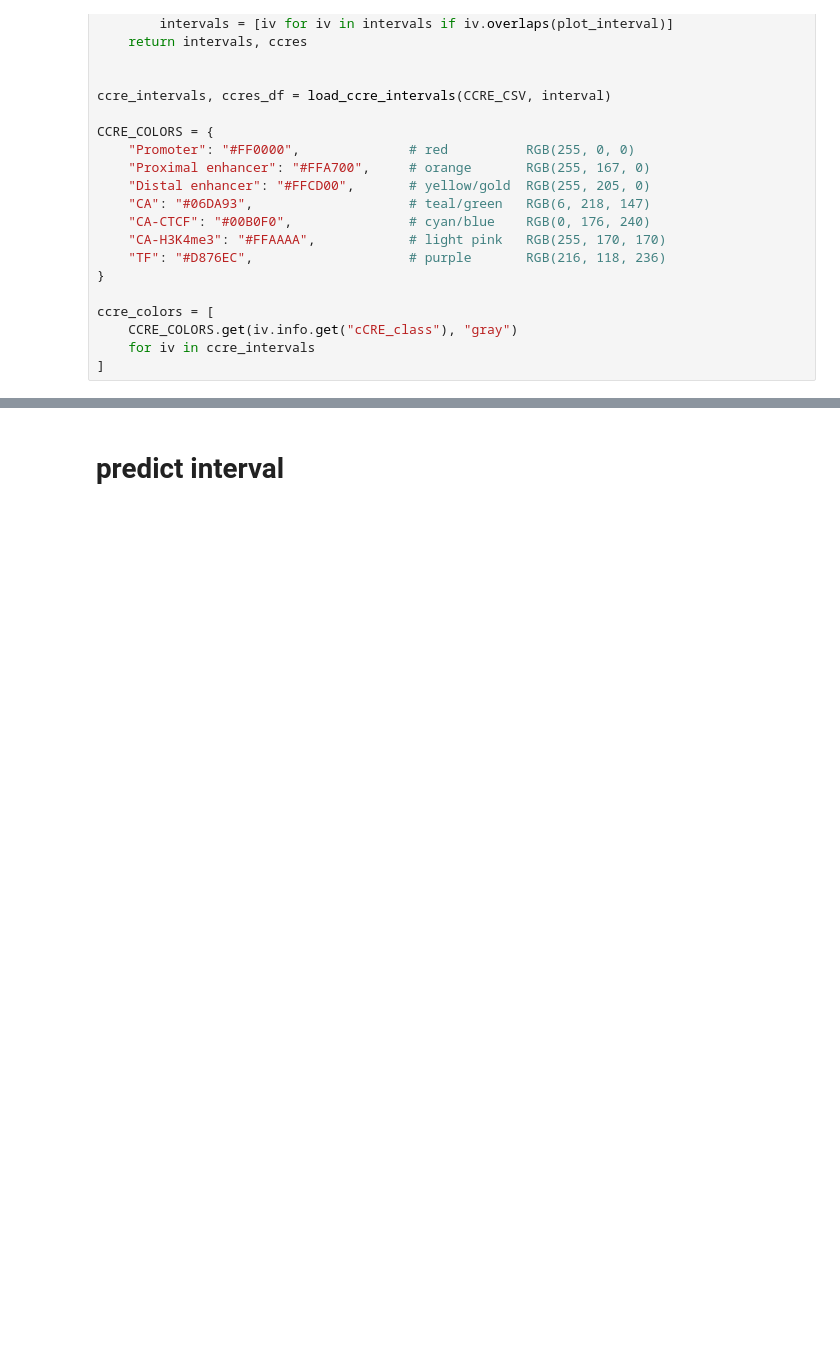
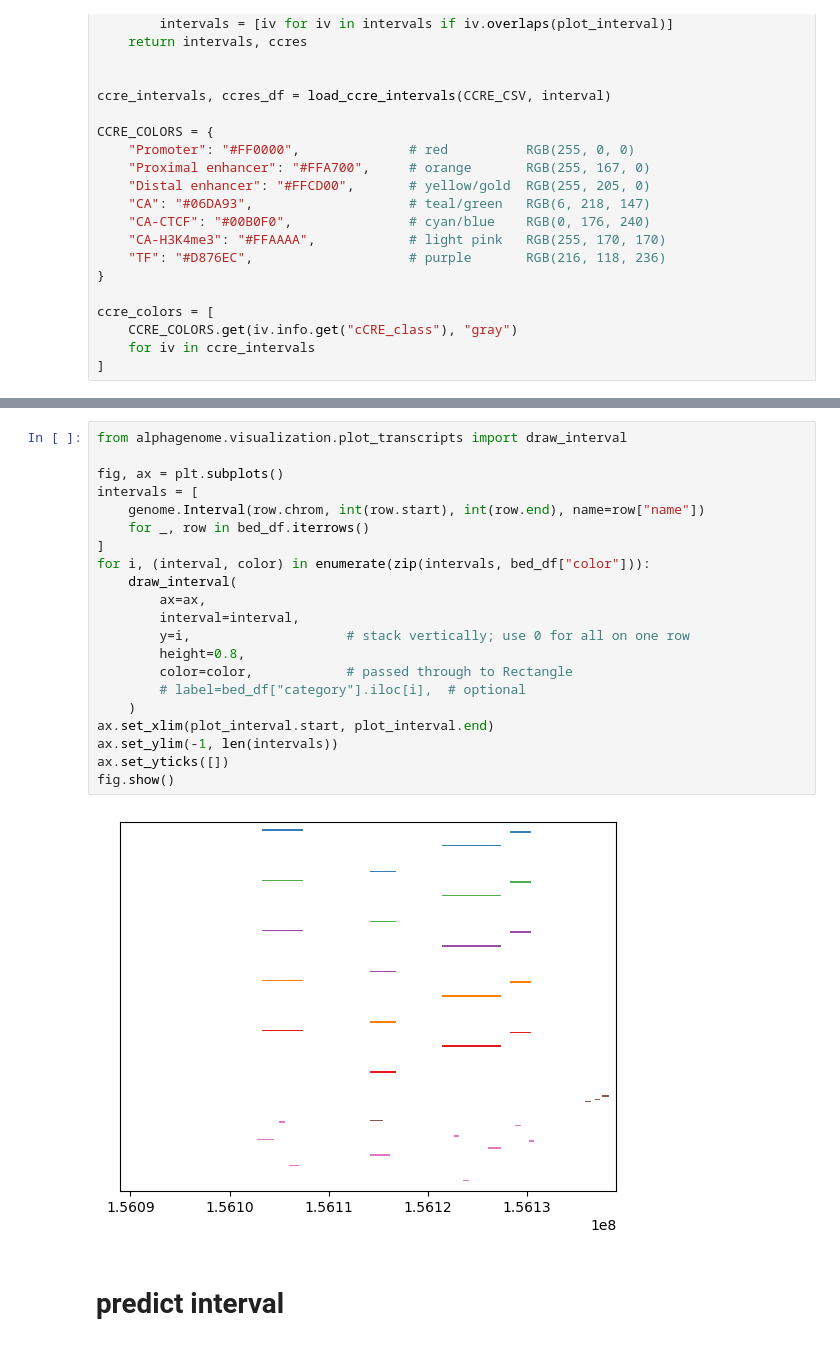
Before and after one commit to cralbers/variant-effects, a Jupyter notebook: osc/predict_reg_regions_osc.ipynb, the cells around one changed output, grey strips where cells are left out. Cells and saved outputs as stored; diff of their text form; blank space fills up the shorter version.

```diff
--- a/osc/predict_reg_regions_osc.ipynb
+++ b/osc/predict_reg_regions_osc.ipynb
@@ -230,3 +245,26 @@ loaded 193 intervals from bed file
+# %%
+from alphagenome.visualization.plot_transcripts import draw_interval
+
+fig, ax = plt.subplots()
+intervals = [
+    genome.Interval(row.chrom, int(row.start), int(row.end), name=row["name"])
+    for _, row in bed_df.iterrows()
+]
+for i, (interval, color) in enumerate(zip(intervals, bed_df["color"])):
+    draw_interval(
+        ax=ax,
+        interval=interval,
+        y=i,                    # stack vertically; use 0 for all on one row
+        height=0.8,
+        color=color,            # passed through to Rectangle
+        # label=bed_df["category"].iloc[i],  # optional
+    )
+ax.set_xlim(plot_interval.start, plot_interval.end)
+ax.set_ylim(-1, len(intervals))
+ax.set_yticks([])
+fig.show()
+# %% [output]
+[figure, added]
 # %% [markdown]
 # predict interval
 # %%
```
Also changed, not shown: parts of 8 cells of this notebook, 2 other files.
